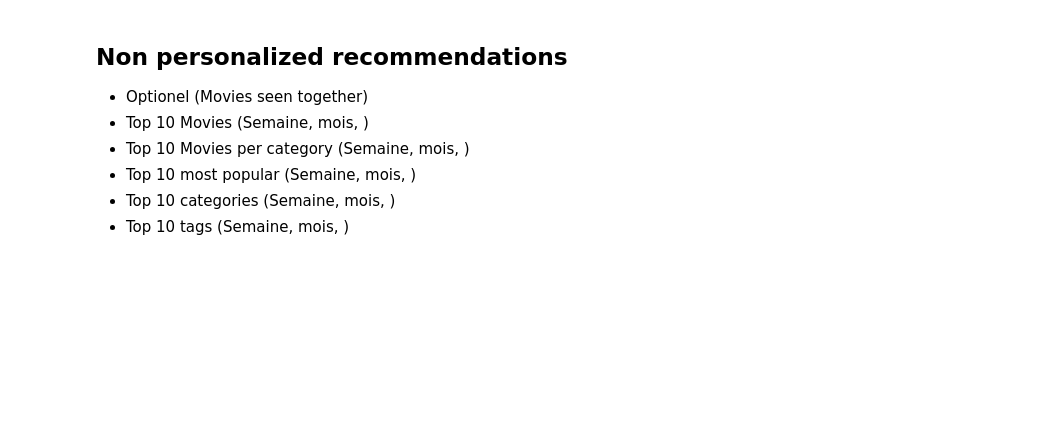
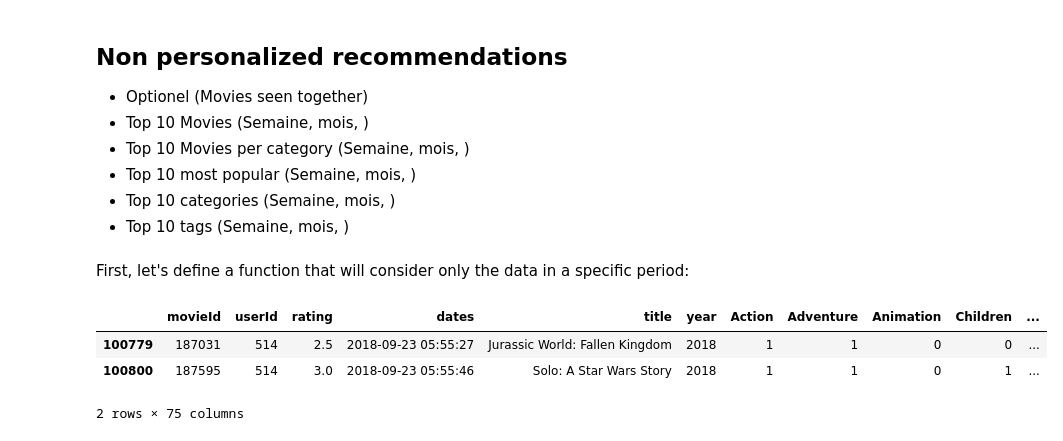
Before and after one commit to NavasFrancisco/MoviesRecommender, a Jupyter notebook: MoviesRecommender.ipynb, the cells around one changed output. Cells and saved outputs as stored; diff of their text form; code cells hidden in the pictures; blank space fills up the shorter version.

```diff
--- a/MoviesRecommender.ipynb
+++ b/MoviesRecommender.ipynb
@@ -345,3 +371,6 @@ df.head()
 - Top 10 most popular (Semaine, mois, )
 - Top 10 categories (Semaine, mois, )
 - Top 10 tags (Semaine, mois, )
+# %% [markdown]
+First, let's define a function that will consider only the data in a specific
+period:
@@ -347,0 +381,7 @@ df.head()
+# %%
+dateperiod(df, days_past=1)
+# %% [output]
+|  | movieId | userId | rating | dates | title | year | Action | Adventure | Animation | Children | ... |
+| 100779 | 187031 | 514 | 2.5 | 2018-09-23 05:55:27 | Jurassic World: Fallen Kingdom | 2018 | 1 | 1 | 0 | 0 | ... |
+| 100800 | 187595 | 514 | 3.0 | 2018-09-23 05:55:46 | Solo: A Star Wars Story | 2018 | 1 | 1 | 0 | 1 | ... |
+2 rows × 75 columns
```
Also changed, not shown: parts of 21 cells of this notebook.
